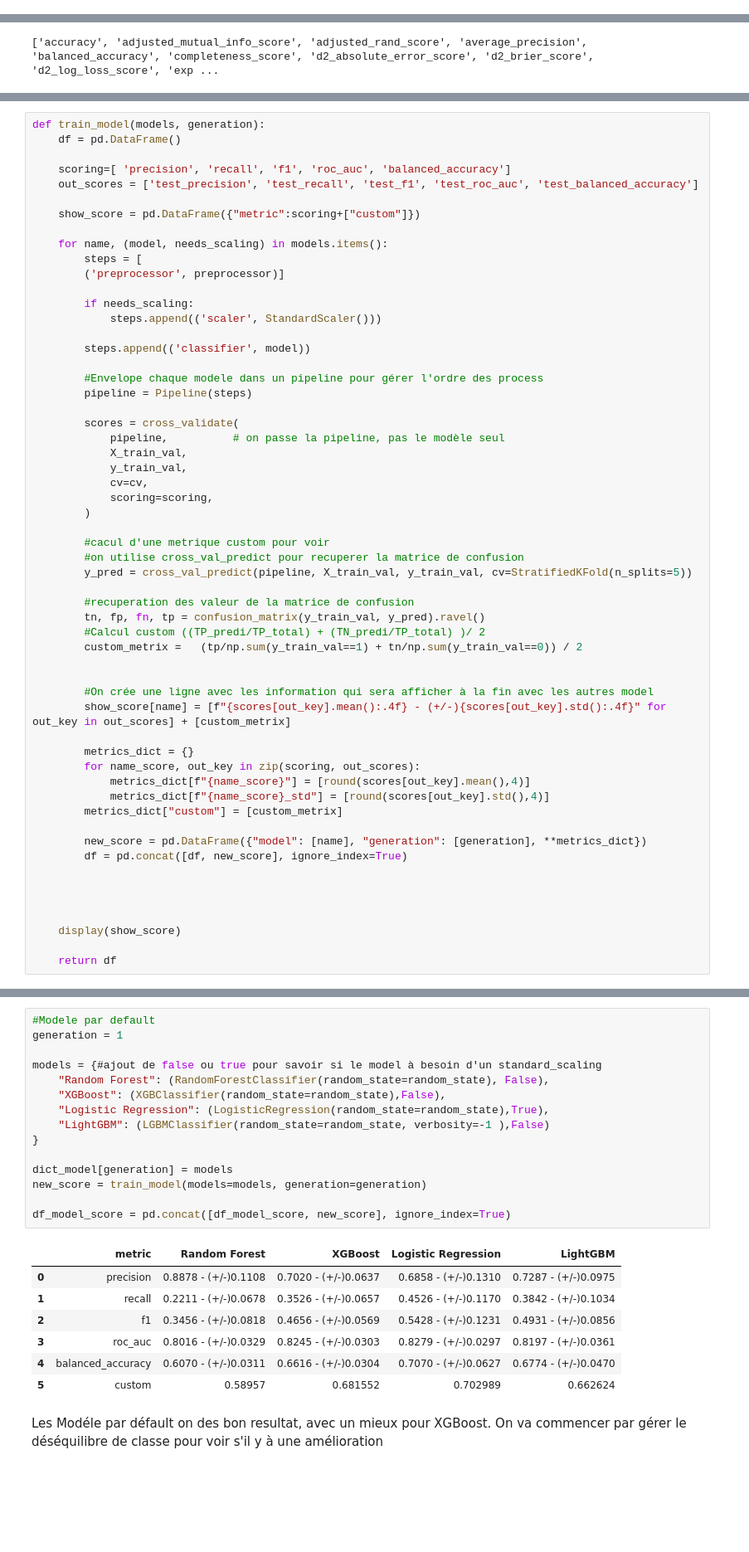
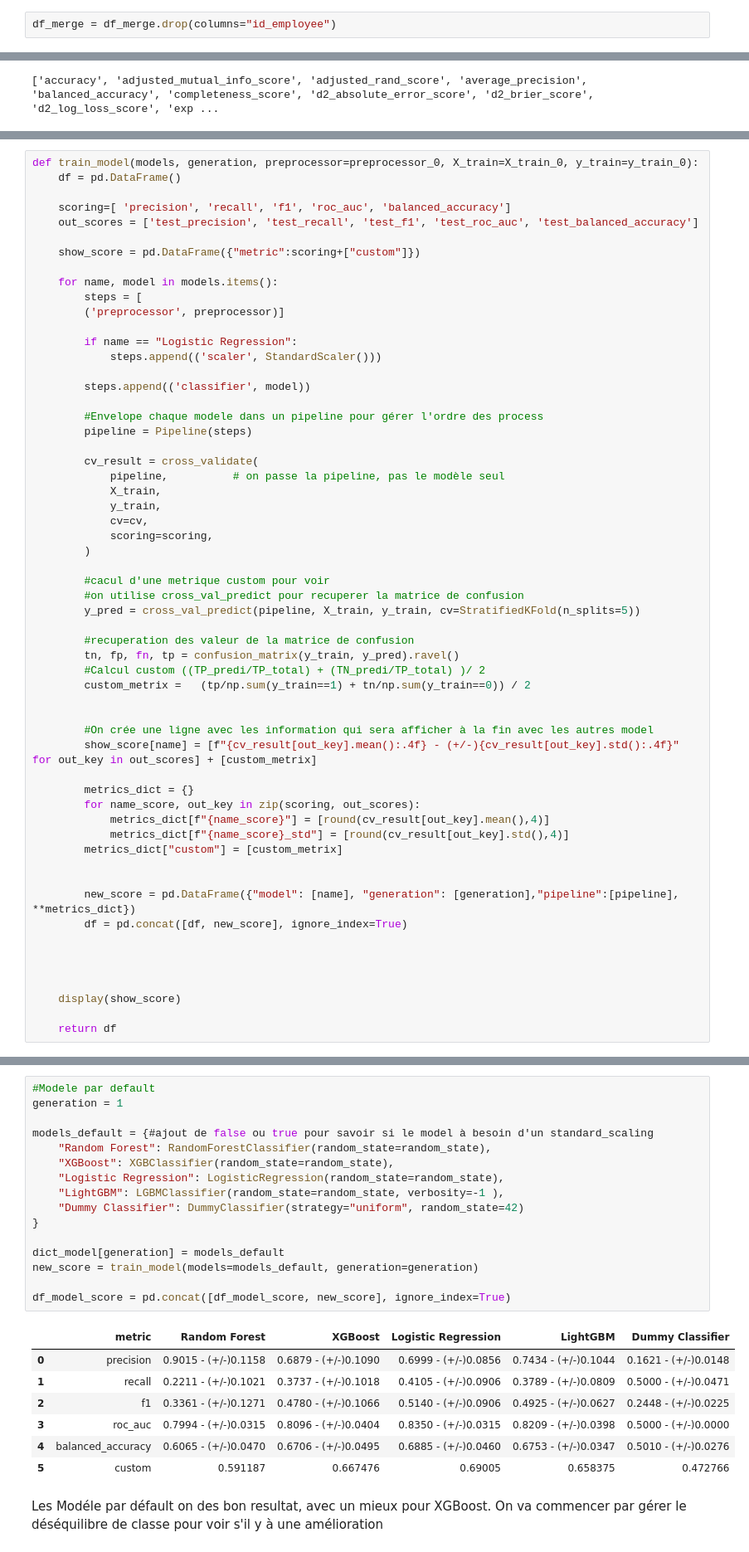
Before and after one commit to GreatTeacherJ/esn, a Jupyter notebook: src/app/data.ipynb, the cells around one changed output, grey strips where cells are left out. Shown at 83% size. Drawn from its saved outputs; the diff is of its cells as text; blank space fills up the shorter version.

Commit message:
Finalisation des 6 modéle et du choix du model

```diff
--- a/src/app/data.ipynb
+++ b/src/app/data.ipynb
@@ -416 +431,3 @@ df_merge.a_quitte_l_entreprise = df_merge.a_quitte_l_entreprise.apply(lambda x:
+# %%
+df_merge = df_merge.drop(columns="id_employee")
 # %% [markdown]
@@ -711,5 +809,5 @@ print(get_scorer_names())
 # %%
-def train_model(models, generation):
+def train_model(models, generation, preprocessor=preprocessor_0, X_train=X_train_0, y_train=y_train_0):
     df = pd.DataFrame()
 
     scoring=[ 'precision', 'recall', 'f1', 'roc_auc', 'balanced_accuracy']
@@ -717,11 +815,11 @@ def train_model(models, generation):
 
     show_score = pd.DataFrame({"metric":scoring+["custom"]})
 
-    for name, (model, needs_scaling) in models.items():
+    for name, model in models.items():
         steps = [
         ('preprocessor', preprocessor)]
 
-        if needs_scaling:
+        if name == "Logistic Regression":
             steps.append(('scaler', StandardScaler()))
 
         steps.append(('classifier', model))
@@ -729,34 +827,35 @@ def train_model(models, generation):
         #Envelope chaque modele dans un pipeline pour gérer l'ordre des process
         pipeline = Pipeline(steps)
 
-        scores = cross_validate(
+        cv_result = cross_validate(
             pipeline,          # on passe la pipeline, pas le modèle seul
-            X_train_val,
-            y_train_val,
+            X_train,
+            y_train,
             cv=cv,
             scoring=scoring,
         )
 
         #cacul d'une metrique custom pour voir
         #on utilise cross_val_predict pour recuperer la matrice de confusion
-        y_pred = cross_val_predict(pipeline, X_train_val, y_train_val, cv=StratifiedKFold(n_splits=5))
+        y_pred = cross_val_predict(pipeline, X_train, y_train, cv=StratifiedKFold(n_splits=5))
 
         #recuperation des valeur de la matrice de confusion
-        tn, fp, fn, tp = confusion_matrix(y_train_val, y_pred).ravel()
+        tn, fp, fn, tp = confusion_matrix(y_train, y_pred).ravel()
         #Calcul custom ((TP_predi/TP_total) + (TN_predi/TP_total) )/ 2
-        custom_metrix =   (tp/np.sum(y_train_val==1) + tn/np.sum(y_train_val==0)) / 2
+        custom_metrix =   (tp/np.sum(y_train==1) + tn/np.sum(y_train==0)) / 2
 
 
         #On crée une ligne avec les information qui sera afficher à la fin avec les autres model
-        show_score[name] = [f"{scores[out_key].mean():.4f} - (+/-){scores[out_key].std():.4f}" for out_key in out_scores] + [custom_metrix]
+        show_score[name] = [f"{cv_result[out_key].mean():.4f} - (+/-){cv_result[out_key].std():.4f}" for out_key in out_scores] + [custom_metrix]
 
         metrics_dict = {}
         for name_score, out_key in zip(scoring, out_scores):
-            metrics_dict[f"{name_score}"] = [round(scores[out_key].mean(),4)]
-            metrics_dict[f"{name_score}_std"] = [round(scores[out_key].std(),4)]
+            metrics_dict[f"{name_score}"] = [round(cv_result[out_key].mean(),4)]
+            metrics_dict[f"{name_score}_std"] = [round(cv_result[out_key].std(),4)]
         metrics_dict["custom"] = [custom_metrix]
 
-        new_score = pd.DataFrame({"model": [name], "generation": [generation], **metrics_dict})
+
+        new_score = pd.DataFrame({"model": [name], "generation": [generation],"pipeline":[pipeline], **metrics_dict})
         df = pd.concat([df, new_score], ignore_index=True)
 
 
@@ -768,26 +1191,27 @@ def train_model(models, generation):
 # %%
 #Modele par default
 generation = 1
 
-models = {#ajout de false ou true pour savoir si le model à besoin d'un standard_scaling
-    "Random Forest": (RandomForestClassifier(random_state=random_state), False),
-    "XGBoost": (XGBClassifier(random_state=random_state),False),
-    "Logistic Regression": (LogisticRegression(random_state=random_state),True),
-    "LightGBM": (LGBMClassifier(random_state=random_state, verbosity=-1 ),False)
+models_default = {#ajout de false ou true pour savoir si le model à besoin d'un standard_scaling
+    "Random Forest": RandomForestClassifier(random_state=random_state),
+    "XGBoost": XGBClassifier(random_state=random_state),
+    "Logistic Regression": LogisticRegression(random_state=random_state),
+    "LightGBM": LGBMClassifier(random_state=random_state, verbosity=-1 ),
+    "Dummy Classifier": DummyClassifier(strategy="uniform", random_state=42)
 }
 
-dict_model[generation] = models
-new_score = train_model(models=models, generation=generation)
+dict_model[generation] = models_default
+new_score = train_model(models=models_default, generation=generation)
 
 df_model_score = pd.concat([df_model_score, new_score], ignore_index=True)
 # %% [output]
-|  | metric | Random Forest | XGBoost | Logistic Regression | LightGBM |
-| 0 | precision | 0.8878 - (+/-)0.1108 | 0.7020 - (+/-)0.0637 | 0.6858 - (+/-)0.1310 | 0.7287 - (+/-)0.0975 |
-| 1 | recall | 0.2211 - (+/-)0.0678 | 0.3526 - (+/-)0.0657 | 0.4526 - (+/-)0.1170 | 0.3842 - (+/-)0.1034 |
-| 2 | f1 | 0.3456 - (+/-)0.0818 | 0.4656 - (+/-)0.0569 | 0.5428 - (+/-)0.1231 | 0.4931 - (+/-)0.0856 |
-| 3 | roc_auc | 0.8016 - (+/-)0.0329 | 0.8245 - (+/-)0.0303 | 0.8279 - (+/-)0.0297 | 0.8197 - (+/-)0.0361 |
-| 4 | balanced_accuracy | 0.6070 - (+/-)0.0311 | 0.6616 - (+/-)0.0304 | 0.7070 - (+/-)0.0627 | 0.6774 - (+/-)0.0470 |
-| 5 | custom | 0.58957 | 0.681552 | 0.702989 | 0.662624 |
+|  | metric | Random Forest | XGBoost | Logistic Regression | LightGBM | Dummy Classifier |
+| 0 | precision | 0.9015 - (+/-)0.1158 | 0.6879 - (+/-)0.1090 | 0.6999 - (+/-)0.0856 | 0.7434 - (+/-)0.1044 | 0.1621 - (+/-)0.0148 |
+| 1 | recall | 0.2211 - (+/-)0.1021 | 0.3737 - (+/-)0.1018 | 0.4105 - (+/-)0.0906 | 0.3789 - (+/-)0.0809 | 0.5000 - (+/-)0.0471 |
+| 2 | f1 | 0.3361 - (+/-)0.1271 | 0.4780 - (+/-)0.1066 | 0.5140 - (+/-)0.0906 | 0.4925 - (+/-)0.0627 | 0.2448 - (+/-)0.0225 |
+| 3 | roc_auc | 0.7994 - (+/-)0.0315 | 0.8096 - (+/-)0.0404 | 0.8350 - (+/-)0.0315 | 0.8209 - (+/-)0.0398 | 0.5000 - (+/-)0.0000 |
+| 4 | balanced_accuracy | 0.6065 - (+/-)0.0470 | 0.6706 - (+/-)0.0495 | 0.6885 - (+/-)0.0460 | 0.6753 - (+/-)0.0347 | 0.5010 - (+/-)0.0276 |
+| 5 | custom | 0.591187 | 0.667476 | 0.69005 | 0.658375 | 0.472766 |
 # %% [markdown]
 Les Modéle par défault on des bon resultat, avec un mieux pour XGBoost.
 On va commencer par gérer le déséquilibre de classe pour voir s'il y à une amélioration
```
Also changed, not shown: parts of 81 cells of this notebook, 2 other files.
